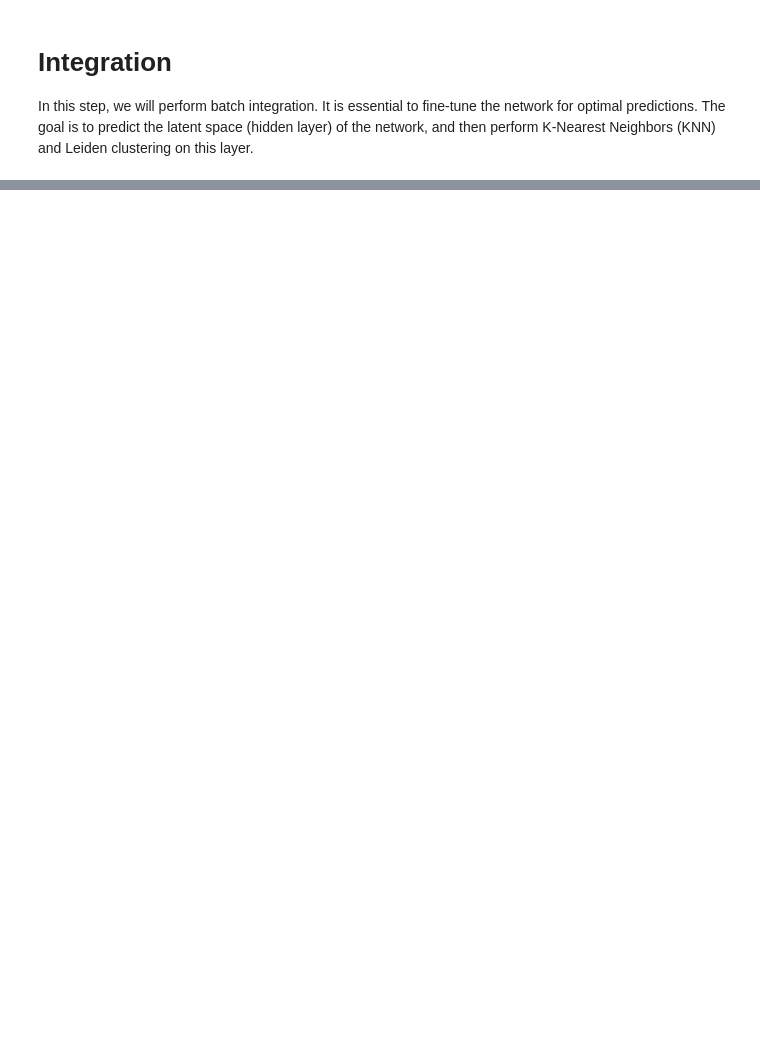
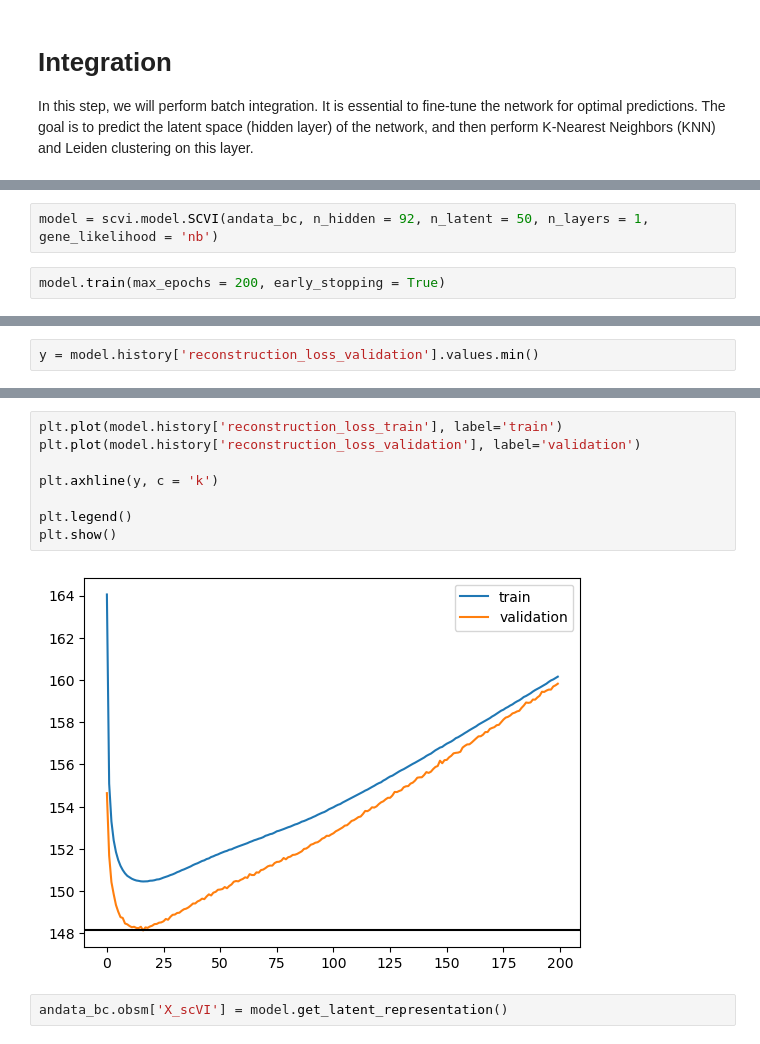
Before and after one commit to gkanfer/SpatialOmicsToolkit, a Jupyter notebook: notebooks/integrations_annotation/Breast_Cancer_scVI_LabelTransfer_part2.ipynb, the cells around one changed output, grey strips where cells are left out. Cells and saved outputs as stored; diff of their text form; blank space fills up the shorter version.

```diff
--- a/notebooks/integrations_annotation/Breast_Cancer_scVI_LabelTransfer_part2.ipynb
+++ b/notebooks/integrations_annotation/Breast_Cancer_scVI_LabelTransfer_part2.ipynb
@@ -89,0 +134,4 @@ print(f'{results.results[best_i]}')
+# %%
+model = scvi.model.SCVI(andata_bc, n_hidden = 92, n_latent = 50, n_layers = 1, gene_likelihood = 'nb')
+# %%
+model.train(max_epochs = 200, early_stopping = True)
@@ -89,0 +151,2 @@ print(f'{results.results[best_i]}')
+# %%
+y = model.history['reconstruction_loss_validation'].values.min()
@@ -89,0 +170,12 @@ print(f'{results.results[best_i]}')
+# %%
+plt.plot(model.history['reconstruction_loss_train'], label='train')
+plt.plot(model.history['reconstruction_loss_validation'], label='validation')
+
+plt.axhline(y, c = 'k')
+
+plt.legend()
+plt.show()
+# %% [output]
+[figure, added]
+# %%
+andata_bc.obsm['X_scVI'] = model.get_latent_representation()
```
Also changed, not shown: parts of 21 cells of this notebook, 9 other files.
